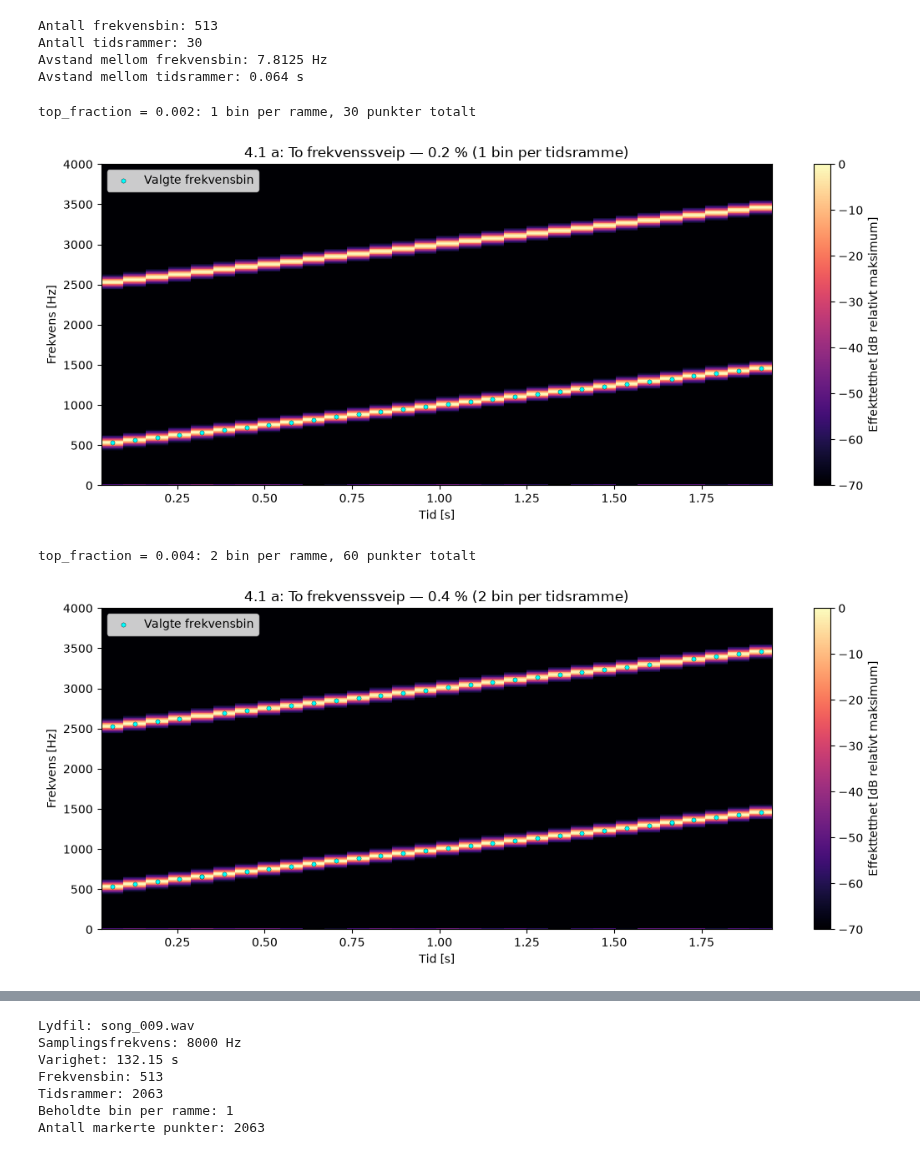
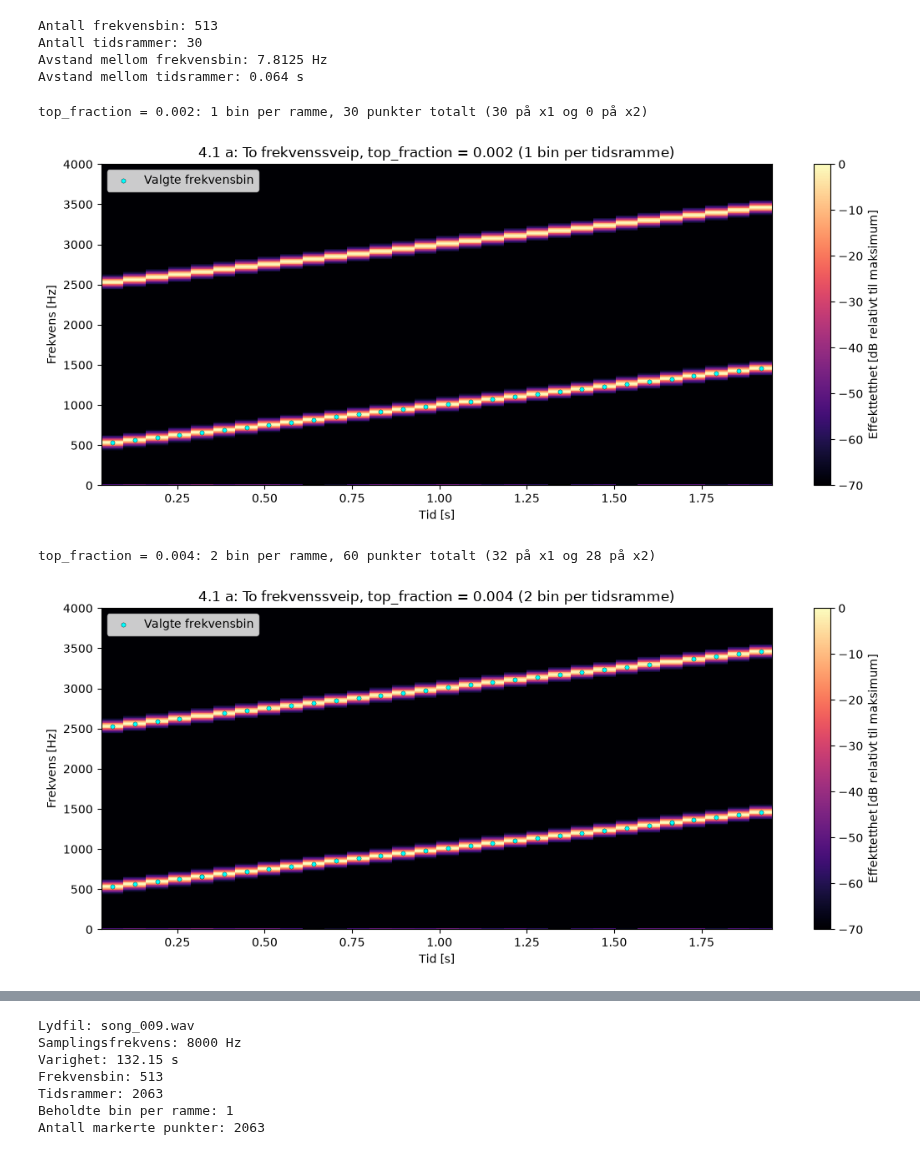
Before and after one commit to andrevdal/PHYS116_lab2, a Jupyter notebook: lab2_rapport08.ipynb, the cells around one changed output, grey strips where cells are left out. Saved outputs shown, nothing was run; the diff lists cells and outputs as text; code cells hidden in the pictures.

```diff
--- a/lab2_rapport08.ipynb
+++ b/lab2_rapport08.ipynb
@@ -125,7 +124,7 @@ def plot_spectrogram(f_axis, tt, Sxx, peak_tt, peak_freqs, title):
     ax.set_ylim(0, f_axis[-1])
     ax.set_title(title)
     ax.legend(loc="upper left")
-    fig.colorbar(mesh, ax=ax, label="Effekttetthet [dB relativt maksimum]")
+    fig.colorbar(mesh, ax=ax, label="Effekttetthet [dB relativt til maksimum]")
     fig.tight_layout()
     plt.show()
     plt.close(fig)
@@ -159,30 +158,25 @@ Antall tidsrammer: 30
 Avstand mellom frekvensbin: 7.8125 Hz
 Avstand mellom tidsrammer: 0.064 s
 # %%
-resultater_a = []
-
 for top_fraction in (0.002, 0.004):
     peak_tt, peak_freqs = pick_peaks(Sxx, tt, f_axis, top_fraction)
     n_keep = int(len(f_axis) * top_fraction)
+
+    # Tell hvor mange punkter som havner på hvert av de to sveipene
     peak_freqs_array = np.asarray(peak_freqs)
-    resultater_a.append({
-        "top_fraction": top_fraction,
-        "n_keep": n_keep,
-        "n_peaks": len(peak_tt),
-        "lavt_sveip": int(np.sum(peak_freqs_array < 2000)),
-        "hoyt_sveip": int(np.sum(peak_freqs_array > 2000)),
-    })
+    n_x1 = int(np.sum(peak_freqs_array < 2000))
+    n_x2 = int(np.sum(peak_freqs_array > 2000))
 
     print(f"top_fraction = {top_fraction}: {n_keep} bin per ramme, "
-          f"{len(peak_tt)} punkter totalt")
+          f"{len(peak_tt)} punkter totalt ({n_x1} på x1 og {n_x2} på x2)")
     plot_spectrogram(
         f_axis, tt, Sxx, peak_tt, peak_freqs,
-        f"4.1 a: To frekvenssveip — {100 * top_fraction:.1f} % "
+        f"4.1 a: To frekvenssveip, top_fraction = {top_fraction} "
         f"({n_keep} bin per tidsramme)",
     )
 # %% [output]
-top_fraction = 0.002: 1 bin per ramme, 30 punkter totalt
+top_fraction = 0.002: 1 bin per ramme, 30 punkter totalt (30 på x1 og 0 på x2)
-[figure, old version]
+[figure, new version]
-top_fraction = 0.004: 2 bin per ramme, 60 punkter totalt
+top_fraction = 0.004: 2 bin per ramme, 60 punkter totalt (32 på x1 og 28 på x2)
-[figure, old version]
+[figure, new version]
 # %% [markdown]
```
Also changed, not shown: parts of 30 cells of this notebook, 1 other file.
